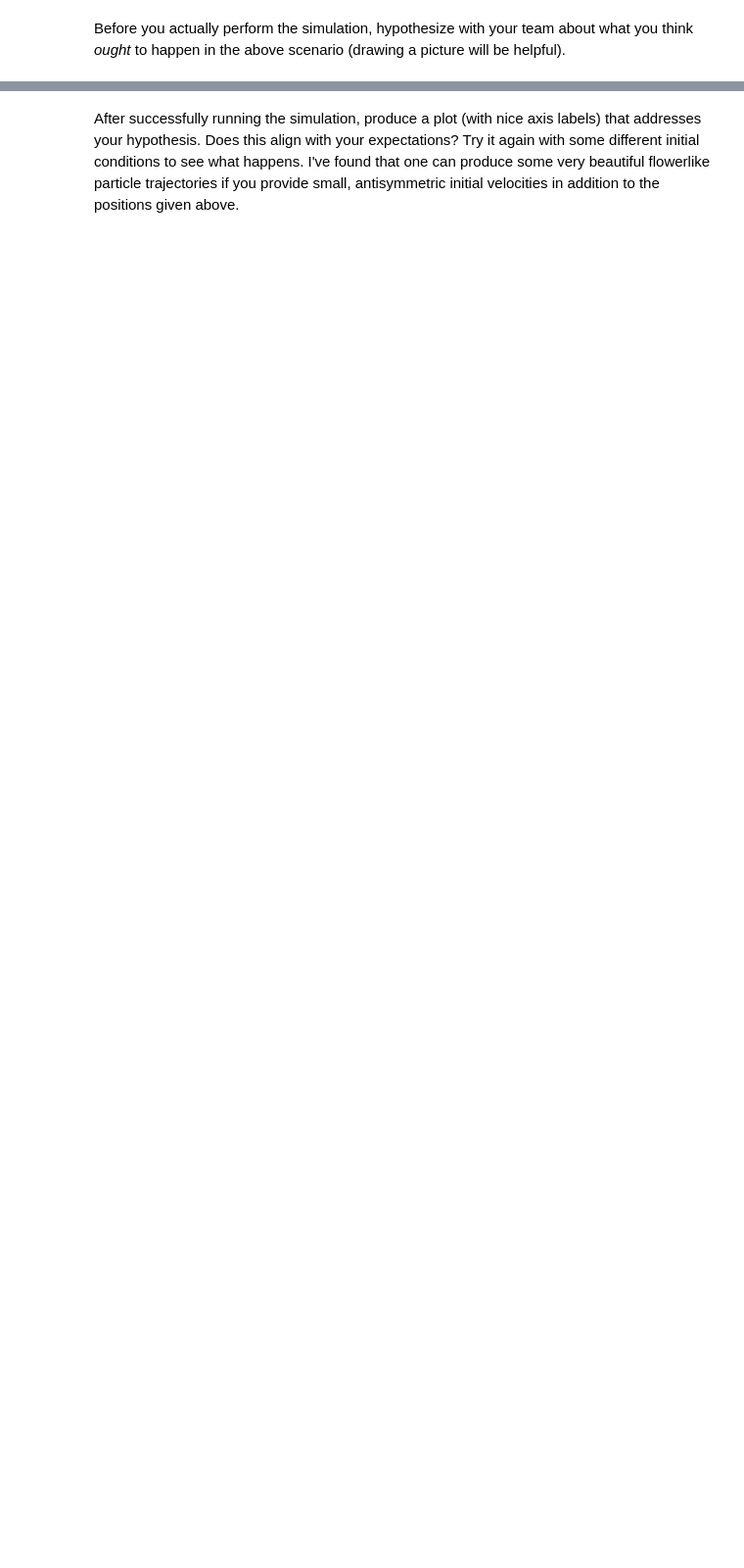
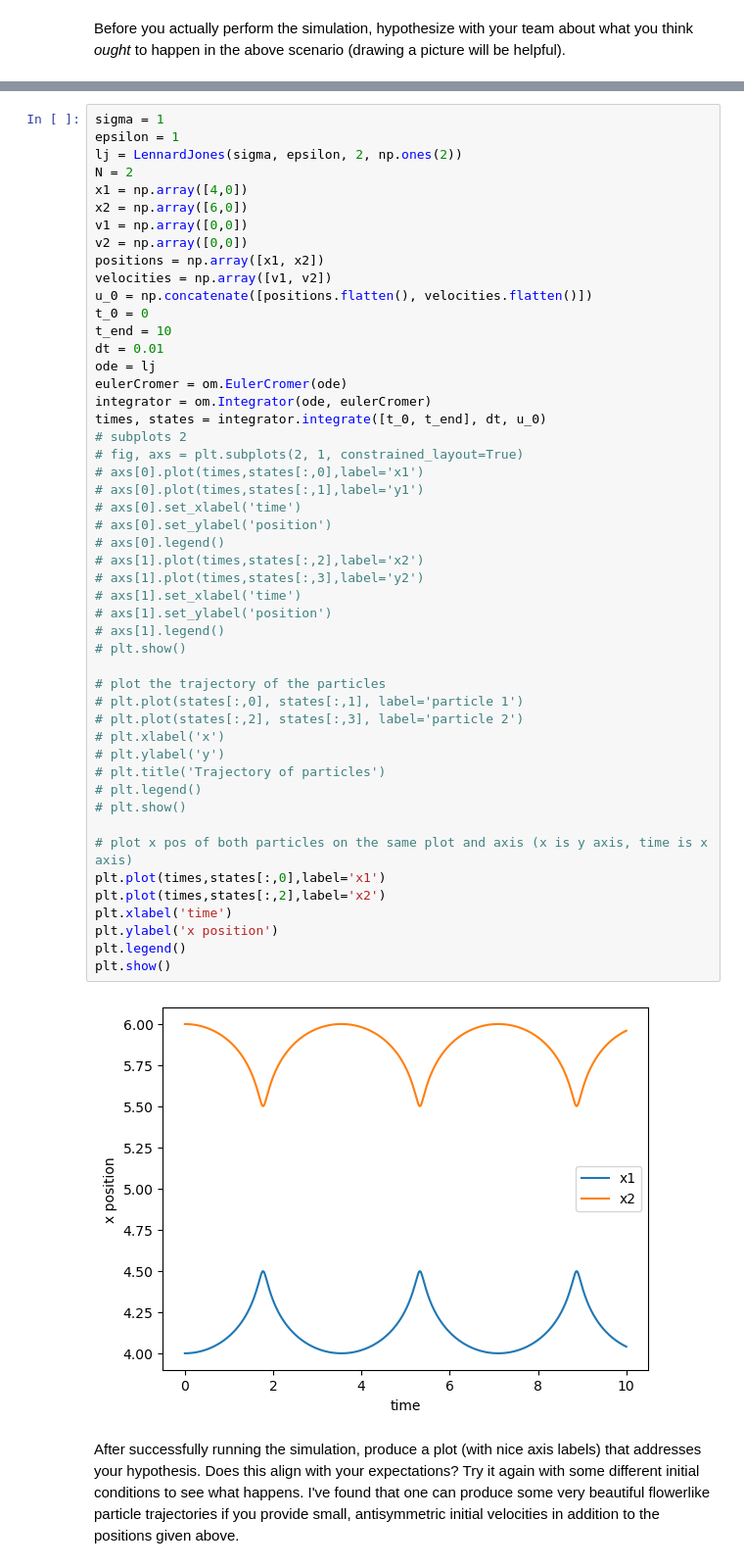
Before and after one commit to cake-dev/Simulation_class, a Jupyter notebook: Project4-Molecules/Project4a-MolecularSimulation.ipynb, the cells around one changed output, grey strips where cells are left out. Shown at 98% size. Cells and saved outputs as stored; diff of their text form; blank space fills up the shorter version.

```diff
--- a/Project4-Molecules/Project4a-MolecularSimulation.ipynb
+++ b/Project4-Molecules/Project4a-MolecularSimulation.ipynb
@@ -124,2 +136,53 @@ Before you actually perform the simulation, hypothesize with your team about wha
+# %%
+sigma = 1
+epsilon = 1
+lj = LennardJones(sigma, epsilon, 2, np.ones(2))
+N = 2
+x1 = np.array([4,0])
+x2 = np.array([6,0])
+v1 = np.array([0,0])
+v2 = np.array([0,0])
+positions = np.array([x1, x2])
+velocities = np.array([v1, v2])
+u_0 = np.concatenate([positions.flatten(), velocities.flatten()])
+t_0 = 0
+t_end = 10
+dt = 0.01
+ode = lj
+eulerCromer = om.EulerCromer(ode)
+integrator = om.Integrator(ode, eulerCromer)
+times, states = integrator.integrate([t_0, t_end], dt, u_0)
+# subplots 2
+# fig, axs = plt.subplots(2, 1, constrained_layout=True)
+# axs[0].plot(times,states[:,0],label='x1')
+# axs[0].plot(times,states[:,1],label='y1')
+# axs[0].set_xlabel('time')
+# axs[0].set_ylabel('position')
+# axs[0].legend()
+# axs[1].plot(times,states[:,2],label='x2')
+# axs[1].plot(times,states[:,3],label='y2')
+# axs[1].set_xlabel('time')
+# axs[1].set_ylabel('position')
+# axs[1].legend()
+# plt.show()
+
+# plot the trajectory of the particles
+# plt.plot(states[:,0], states[:,1], label='particle 1')
+# plt.plot(states[:,2], states[:,3], label='particle 2')
+# plt.xlabel('x')
+# plt.ylabel('y')
+# plt.title('Trajectory of particles')
+# plt.legend()
+# plt.show()
+
+# plot x pos of both particles on the same plot and axis (x is y axis, time is x axis)
+plt.plot(times,states[:,0],label='x1')
+plt.plot(times,states[:,2],label='x2')
+plt.xlabel('time')
+plt.ylabel('x position')
+plt.legend()
+plt.show()
+# %% [output]
+[figure, added]
 # %% [markdown]
 After successfully running the simulation, produce a plot (with nice axis labels) that addresses your hypothesis.  Does this align with your expectations? Try it again with some different initial conditions to see what happens.  I've found that one can produce some very beautiful flowerlike particle trajectories if you provide small, antisymmetric initial velocities in addition to the positions given above.
```
Also changed, not shown: parts of 15 cells of this notebook, 1 other file.
